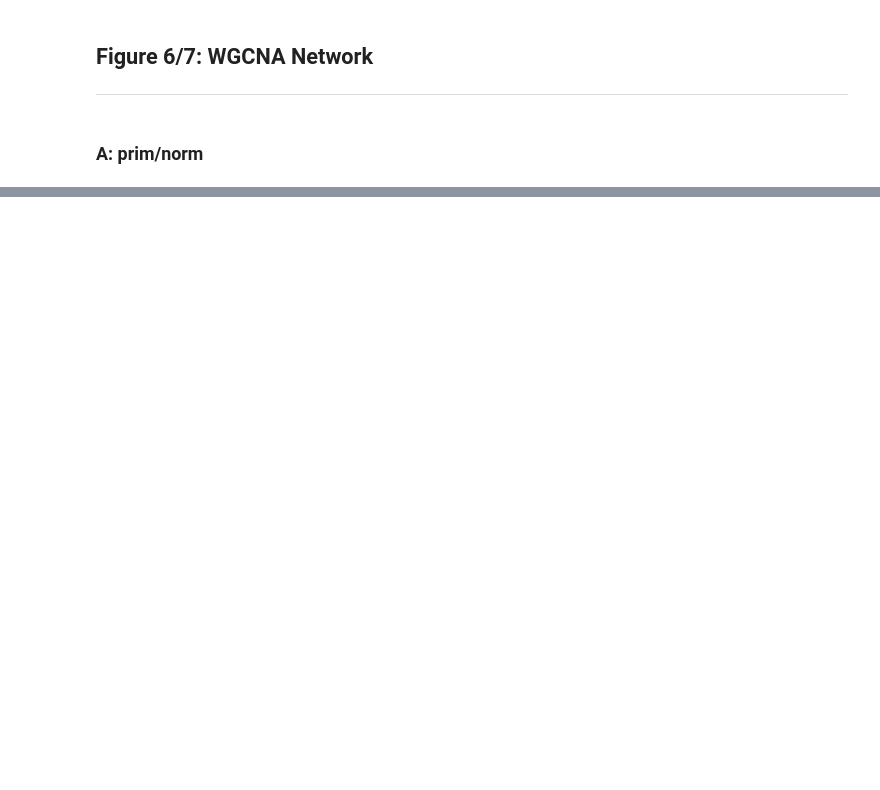
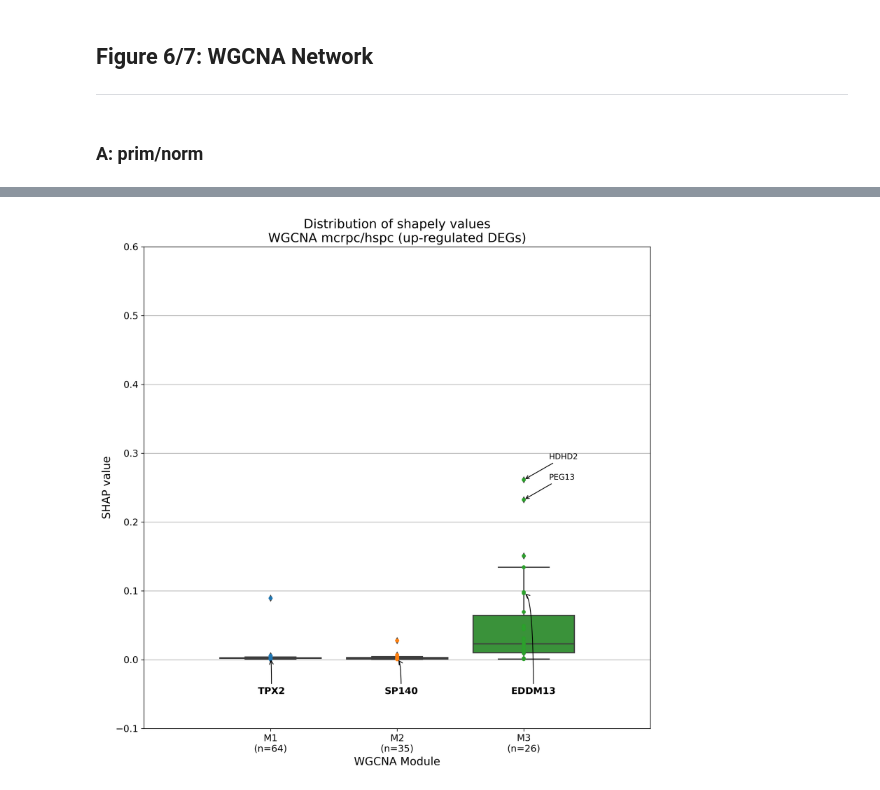
Before and after one commit to CarlosUziel/pca_wgcna_ml, a Jupyter notebook: notebooks/paper_figures.ipynb, the cells around one changed output, grey strips where cells are left out. Saved outputs shown, nothing was run; the diff lists cells and outputs as text; code cells hidden in the pictures; blank space fills up the shorter version.

```diff
--- a/notebooks/paper_figures.ipynb
+++ b/notebooks/paper_figures.ipynb
@@ -308,0 +278,17 @@ plt.savefig(figures_path.joinpath("6_met_prim_wgcna.svg"))
+# %%
+network_file = (
+    ROOT.joinpath("rich_network")
+    .joinpath("sample_type_hspc+mcrpc+norm+prim__mcrpc_vs_hspc_padj_0_05_up_1_0")
+    .joinpath("standard")
+    .joinpath("random_forest")
+    .joinpath(
+        "sample_type_hspc+mcrpc+norm+prim__"
+        "mcrpc_vs_hspc_padj_0_05_up_1_0_corr_th_0_1_full_wgcna_ml_net.graphml"
+    )
+)
+graph = nx.read_graphml(network_file)
+# %%
+graph_nodes_df = pd.DataFrame(dict(graph.nodes)).transpose().sort_values("module")
+graph_nodes_df["shap_value"] = graph_nodes_df["shap_value"].astype(float)
+graph_nodes_df["log2FoldChange"] = graph_nodes_df["log2FoldChange"].astype(float)
+graph_nodes_df.head()
@@ -308,0 +302,76 @@ plt.savefig(figures_path.joinpath("6_met_prim_wgcna.svg"))
+# %%
+fig, ax = plt.subplots(1, 1, figsize=(10, 10), dpi=300)
+
+ax = sns.stripplot(
+    data=graph_nodes_df,
+    x="module",
+    y="shap_value",
+    hue="module",
+    dodge=False,
+    jitter=False,
+    ax=ax,
+)
+
+ax = sns.boxplot(
+    data=graph_nodes_df,
+    x="module",
+    y="shap_value",
+    hue="module",
+    dodge=False,
+    ax=ax,
+)
+
+# annotate top genes by SHAP value
+for mod_id, (mod, mod_df) in enumerate(graph_nodes_df.groupby("module")):
+    mod_df.sort_values("shap_value", ascending=False, inplace=True)
+    text_y = 99
+    for i in range(min(5, len(mod_df))):
+        gene_meta = mod_df.iloc[i]
+        if gene_meta["shap_value"] > 0.2:
+            text_y_new = gene_meta["shap_value"] + 0.03
+            text_y_new = (
+                (text_y := text_y_new)
+                if text_y - text_y_new > 0.03
+                else (text_y := text_y - 0.03)
+            )
+            plt.annotate(
+                gene_meta.name,
+                xy=(mod_id, gene_meta["shap_value"]),
+                xytext=(mod_id + 0.2, text_y_new),
+                arrowprops=dict(facecolor="black", arrowstyle="->"),
+                fontsize=10,
+            )
+
+# annotate module hub genes
+for mod_id, (mod, hub_gene) in enumerate(mod_hub_genes.items()):
+    plt.annotate(
+        hub_gene,
+        xy=(mod_id, graph_nodes_df.loc[hub_gene, "shap_value"]),
+        xytext=(mod_id - 0.1, -0.05),
+        ha="left",
+        arrowprops=dict(facecolor="black", arrowstyle="->", connectionstyle="Angle3"),
+        fontweight="bold",
+        fontsize=12,
+    )
+
+plt.ylabel("SHAP value", fontsize=14)
+plt.xlabel("WGCNA Module", fontsize=14)
+plt.xticks(
+    np.arange(0, graph_nodes_df["module"].nunique(), 1),
+    [f"{m}\n(n={c})" for m, c in graph_nodes_df["module"].value_counts().items()],
+    fontsize=12,
+)
+plt.yticks(fontsize=12)
+plt.title(
+    "Distribution of shapely values\nWGCNA mcrpc/hspc (up-regulated DEGs)", fontsize=16
+)
+plt.ylim((-0.1, 0.6))
+plt.xlim((-1, graph_nodes_df["module"].nunique()))
+ax.set_axisbelow(True)
+plt.grid(axis="y", zorder=-10)
+plt.legend([], [], frameon=False)
+plt.tight_layout()
+plt.savefig(FIGURES_PATH.joinpath("6_mcrpc_hspc_wgcna.pdf"))
+plt.savefig(FIGURES_PATH.joinpath("6_mcrpc_hspc_wgcna.svg"))
+# %% [output]
+[figure, added]
```
Also changed, not shown: parts of 19 cells of this notebook.
